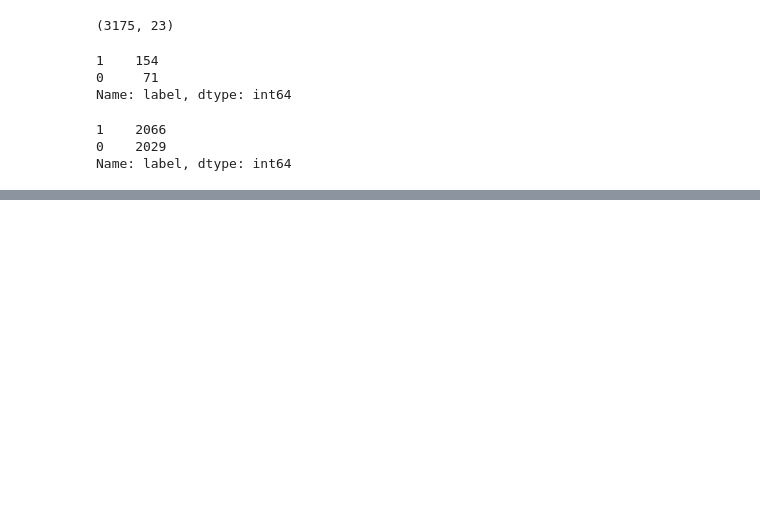
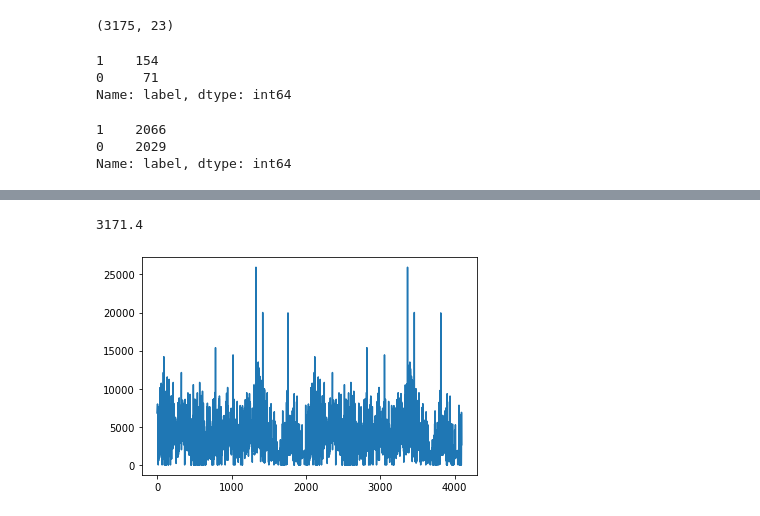
Before and after one commit to deep-voice/soundbay, a Jupyter notebook: notebooks/concat_2017_2022_notebook.ipynb, the cells around one changed output, grey strips where cells are left out. Drawn from its saved outputs; the diff is of its cells as text; code cells hidden in the pictures; blank space fills up the shorter version.

```diff
--- a/notebooks/concat_2017_2022_notebook.ipynb
+++ b/notebooks/concat_2017_2022_notebook.ipynb
@@ -62,0 +64,6 @@ concat_data.to_csv('../datasets/Manatees/manatee_concat_2017_2022.csv', index=Fa
+# %%
+plt.plot(old_train_data['Low Freq (Hz)'])
+print(old_train_data['Low Freq (Hz)'].median())
+# %% [output]
+3171.4
+[figure, added]
```
Also changed, not shown: parts of 13 cells of this notebook, 1 other file.
